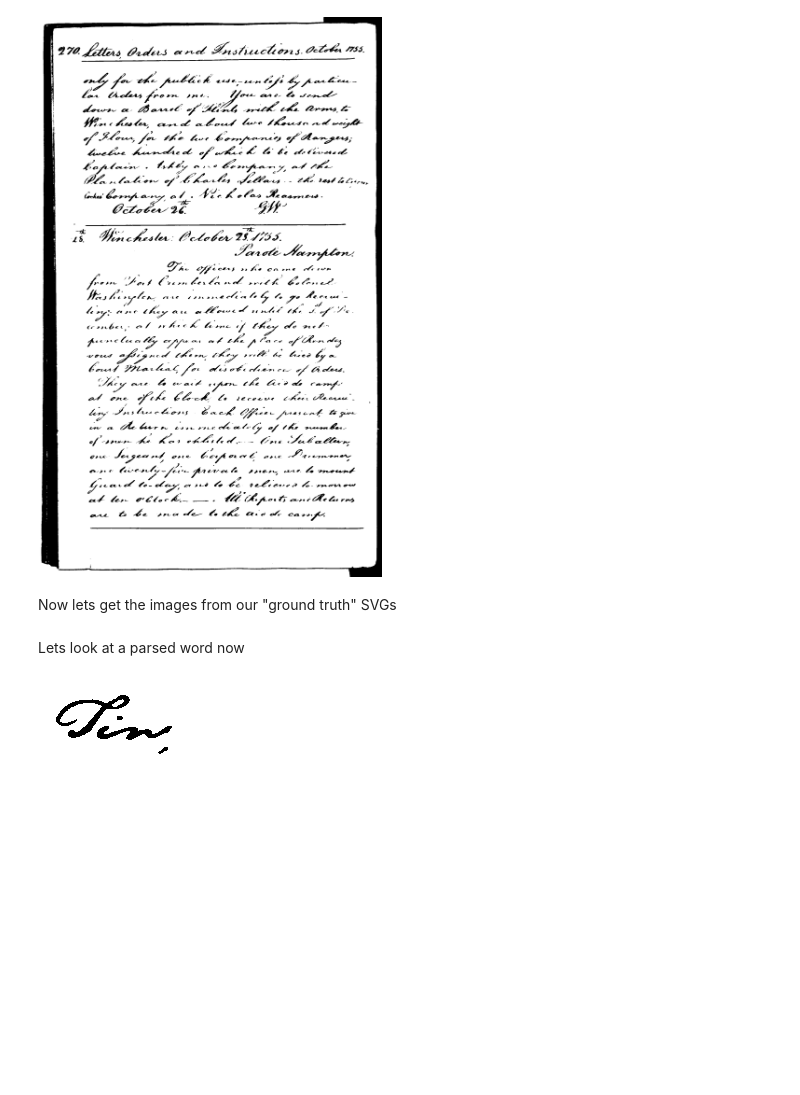
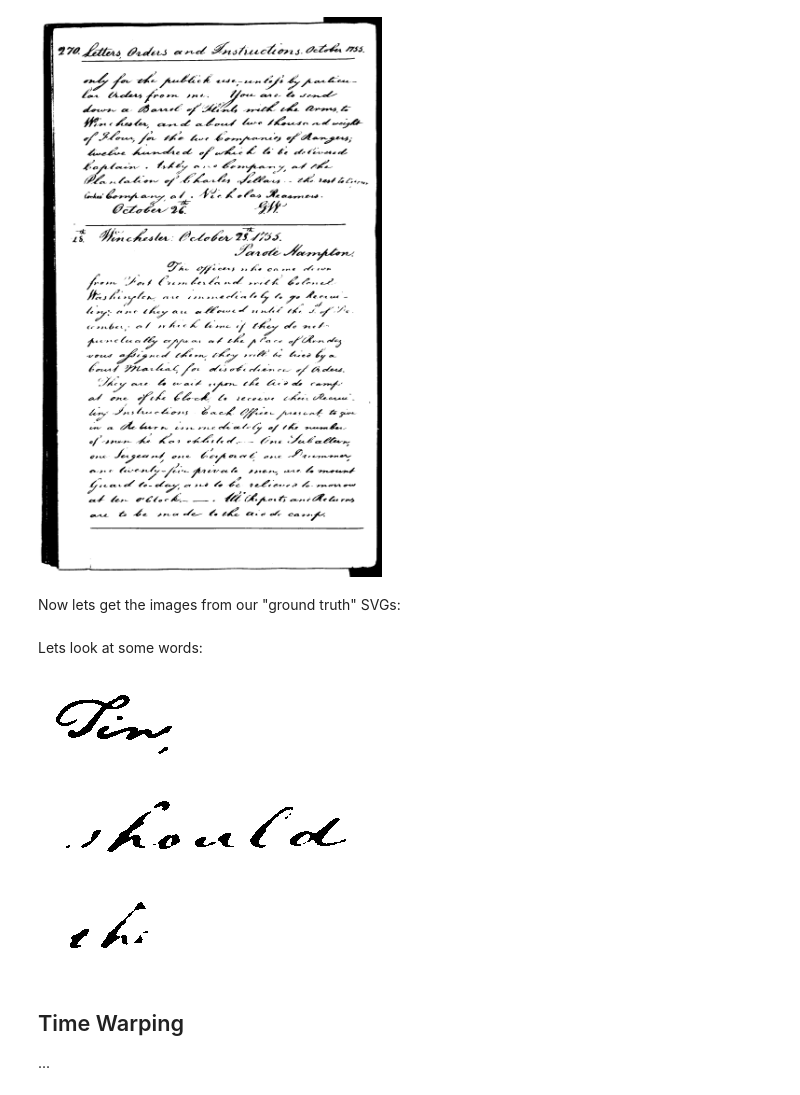
Before and after one commit to anninahelmy/PatternRecognition_FS22, a Jupyter notebook: Keyword Spotting/keyword_spotting.ipynb, the cells around one changed output. Saved outputs shown, nothing was run; the diff lists cells and outputs as text; code cells hidden in the pictures; blank space fills up the shorter version.

```diff
--- a/Keyword Spotting/keyword_spotting.ipynb
+++ b/Keyword Spotting/keyword_spotting.ipynb
@@ -24,14 +58,16 @@ Image.fromarray(binarized_train_imgs["270.jpg"].astype('uint8')*255)
 # %% [output]
 [figure]
 # %% [markdown]
-Now lets get the images from our "ground truth" SVGs
+Now lets get the images from our "ground truth" SVGs:
 # %%
 def parse(path):
     with open(path) as f:
+        # this is quite hacky, if someone has a better idea...
         return [
             [
-                tuple([int(float(j)) for j in i.split(" ") if "." in j]) for i in child.attrib["d"].split("L")
-                if "." in i
+                tuple([int(float(j)) for j in i.split(" ") if "." in j])
+                    for i in child.attrib["d"].split("L")
+                    if "." in i  # if there is a ".", it means that it is a float number and hence a coordinate
             ]
 
             for child in ET.parse(f).getroot()
@@ -41,11 +77,16 @@ locations_path = "ground-truth/locations"
 polygons = {f: parse(f"{locations_path}/{f}") for f in os.listdir(locations_path)}
 
 def cut_word(img, pol):
+    """
+    Cut out a polygon shape from a given (PIL) image
+    """
+
     mask = Image.new("L", img.size, 0)
     draw = ImageDraw.Draw(mask)
     draw.polygon(pol, fill=255, outline=None)
     black =  Image.new("L", img.size, 255)
 
+    # get corners of minimal rectangle
     maxx = max(x for (x, _) in pol)
     maxy = max(y for (_, y) in pol)
     minx = min(x for (x, _) in pol)
@@ -53,15 +94,21 @@ def cut_word(img, pol):
 
     return Image.composite(img, black, mask).crop((minx, miny, maxx, maxy))
 
+# cut out every word for every image
 words = {
     name: [
-        cut_word(Image.fromarray(img.astype('uint8')*255), pol) for pol in polygons[f"{name.replace('jpg', 'svg')}"]
+        cut_word(Image.fromarray(img.astype('uint8')*255), pol)
+            for pol in polygons[f"{name.replace('jpg', 'svg')}"]
     ] for (name, img) in binarized_train_imgs.items()
 }
 # %% [markdown]
-Lets look at a parsed word now
+Lets look at some words:
-# %%
-
-words["302.jpg"][13]
-# %% [output]
-[figure, removed]
+# %%
+display(words["302.jpg"][13], words["271.jpg"][100], words["277.jpg"][60])
+# %% [output]
+[figure, added]
+[figure, added]
+[figure, added]
+# %% [markdown]
+## Time Warping
+...
```
Also changed, not shown: parts of 5 cells of this notebook.
